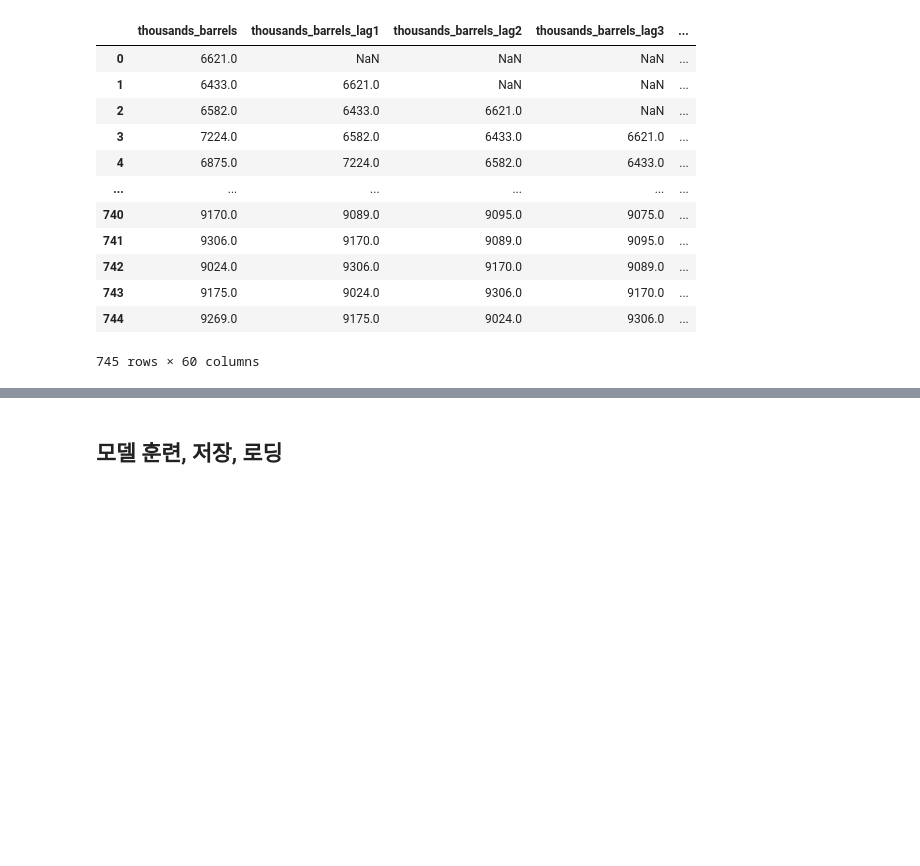
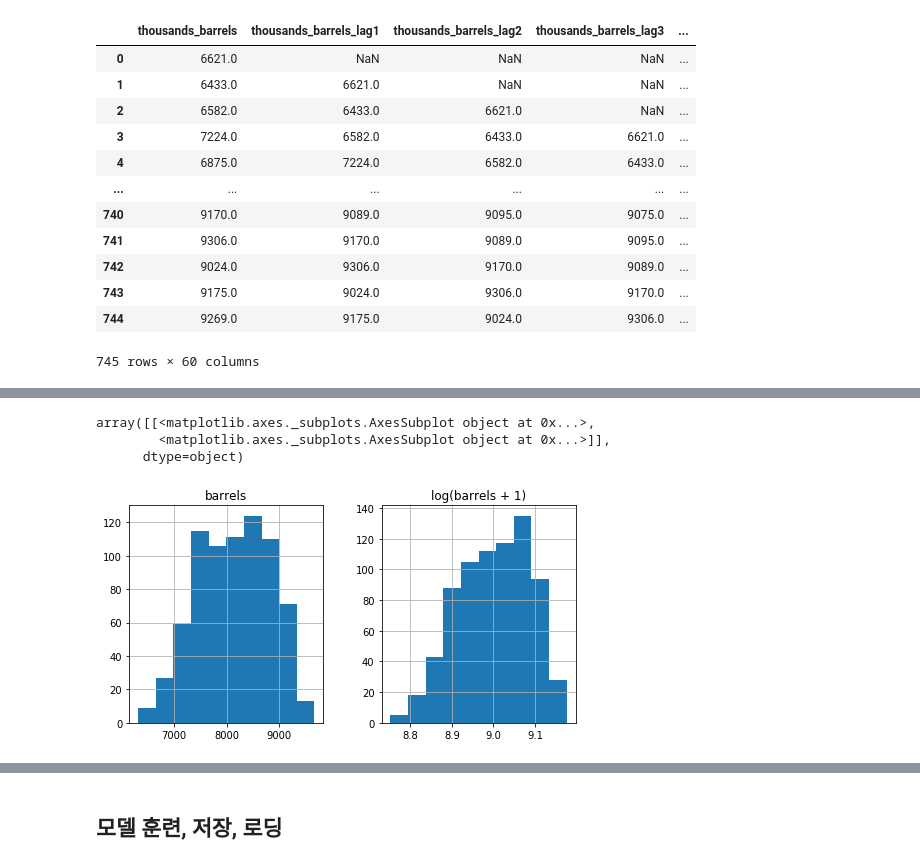
Before and after one commit to gonsoomoon-ml/linear-regresson-forecast, a Jupyter notebook: linearRegression_forecast/2.1.SKLearn_Forecast.ipynb, the cells around one changed output, grey strips where cells are left out. Drawn from its saved outputs; the diff is of its cells as text; code cells hidden in the pictures; blank space fills up the shorter version.

```diff
--- a/linearRegression_forecast/2.1.SKLearn_Forecast.ipynb
+++ b/linearRegression_forecast/2.1.SKLearn_Forecast.ipynb
@@ -95,0 +116,14 @@ Index(['thousands_barrels', 'thousands_barrels_lag1', 'thousands_barrels_lag2',
+# %%
+import matplotlib
+from scipy.stats import skew
+
+matplotlib.rcParams['figure.figsize'] = [8.0, 4.0]
+barrels = pd.DataFrame({'barrels':gas['thousands_barrels'],
+                        'log(barrels + 1)': np.log1p(gas['thousands_barrels'])
+                       })
+barrels.hist()
+# %% [output]
+array([[<matplotlib.axes._subplots.AxesSubplot object at 0x...>,
+        <matplotlib.axes._subplots.AxesSubplot object at 0x...>]],
+      dtype=object)
+[figure, added]
```
Also changed, not shown: parts of 40 cells of this notebook, 2 other files.
